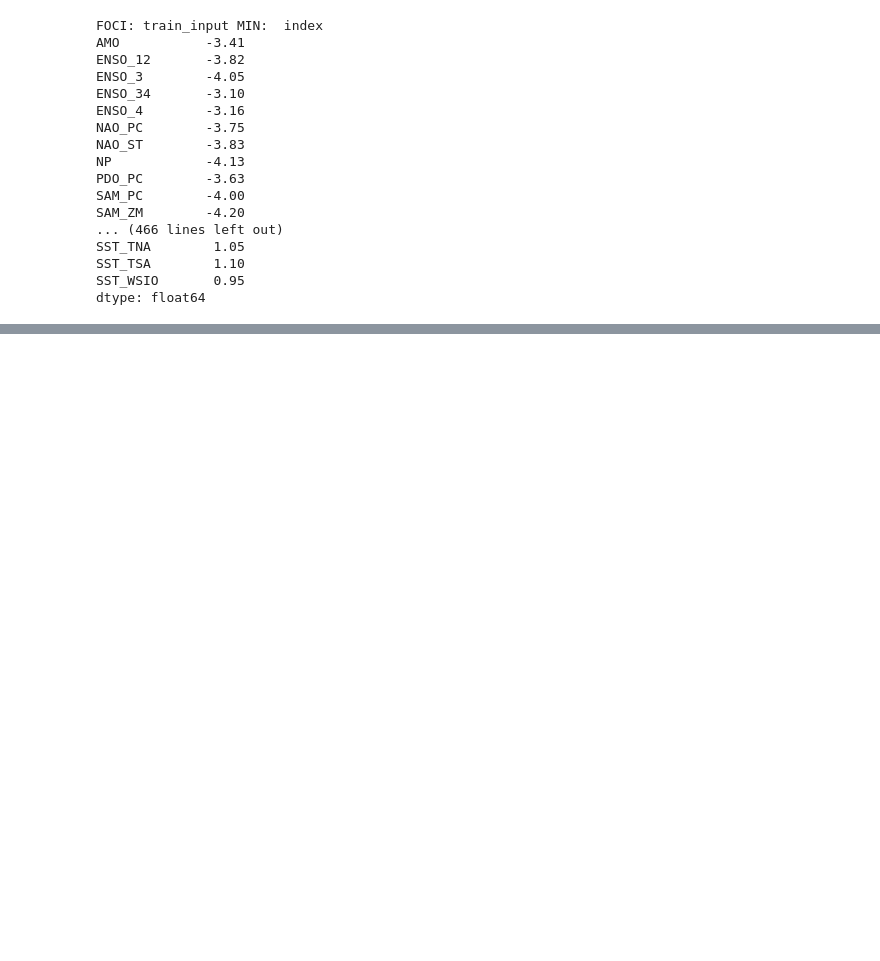
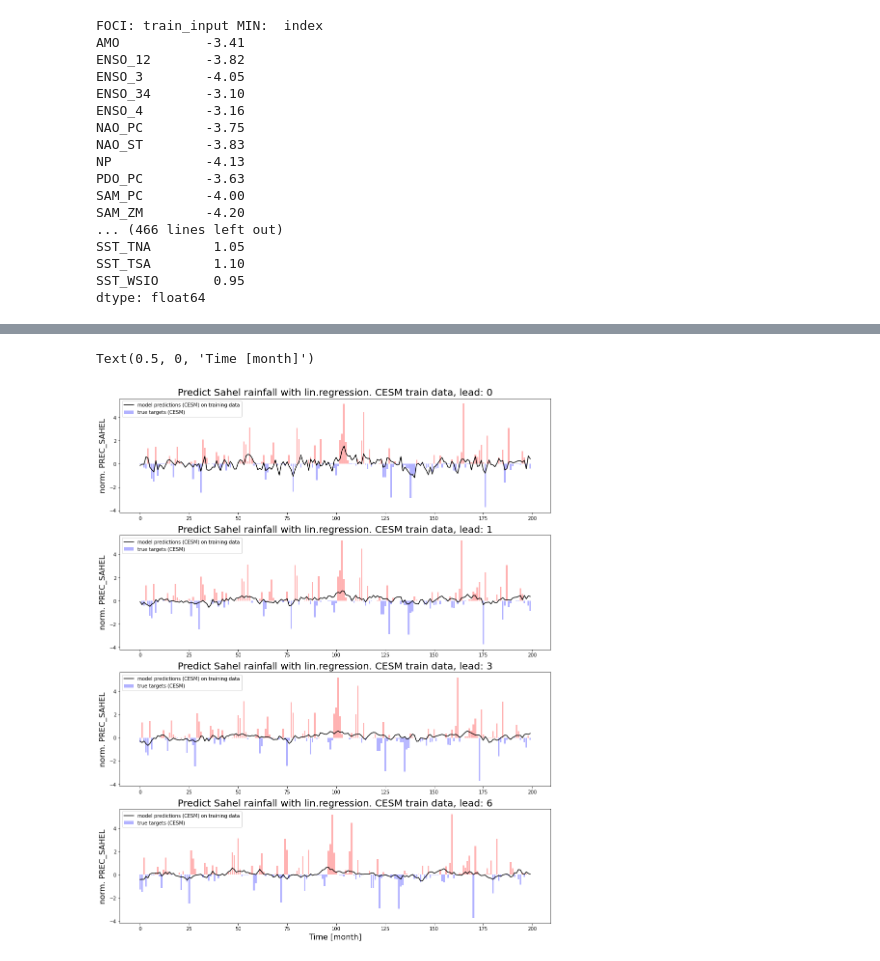
Before and after one commit to MarcoLandtHayen/predict_sahel_rainfall_old, a Jupyter notebook: notebooks/1_pred_sahel_rain_linear_regression.ipynb, the cells around one changed output, grey strips where cells are left out. Cells and saved outputs as stored; diff of their text form; code cells hidden in the pictures; blank space fills up the shorter version.

```diff
--- a/notebooks/1_pred_sahel_rain_linear_regression.ipynb
+++ b/notebooks/1_pred_sahel_rain_linear_regression.ipynb
@@ -429,0 +456,27 @@ Text(0.5, 0, 'Time [month]')
+# %%
+## Fidelity check: Plot TRAIN targets as bar plot (red / blue) vs. predictions as black line
+
+## CESM:
+fig, axes = plt.subplots(len(lead_times_short),1,figsize=[16,20])
+
+# Loop over lead times:
+for l in range(len(lead_times_short)):
+
+    axes[l].bar(
+    x=range(len(train_target_CESM.values[:200,l])),
+    height=train_target_CESM.values[:200,l],
+    color=bar_color(train_target_CESM[:200],'r','b')[l],
+    label="true targets (CESM)",
+    alpha=0.3
+    )
+
+    axes[l].plot(train_pred_linReg_CESM[:200,l], label="model predictions (CESM) on training data", color='black')
+    axes[l].legend()
+
+    axes[l].set_title('Predict Sahel rainfall with lin.regression. CESM train data, '+lead_times_short[l], fontsize=20)
+    axes[l].set_ylabel('norm. PREC_SAHEL', fontsize=16)
+
+axes[len(lead_times_short)-1].set_xlabel('Time [month]', fontsize=16)
+# %% [output]
+Text(0.5, 0, 'Time [month]')
+[figure, added]
```
Also changed, not shown: parts of 9 cells of this notebook, 16 other files.
